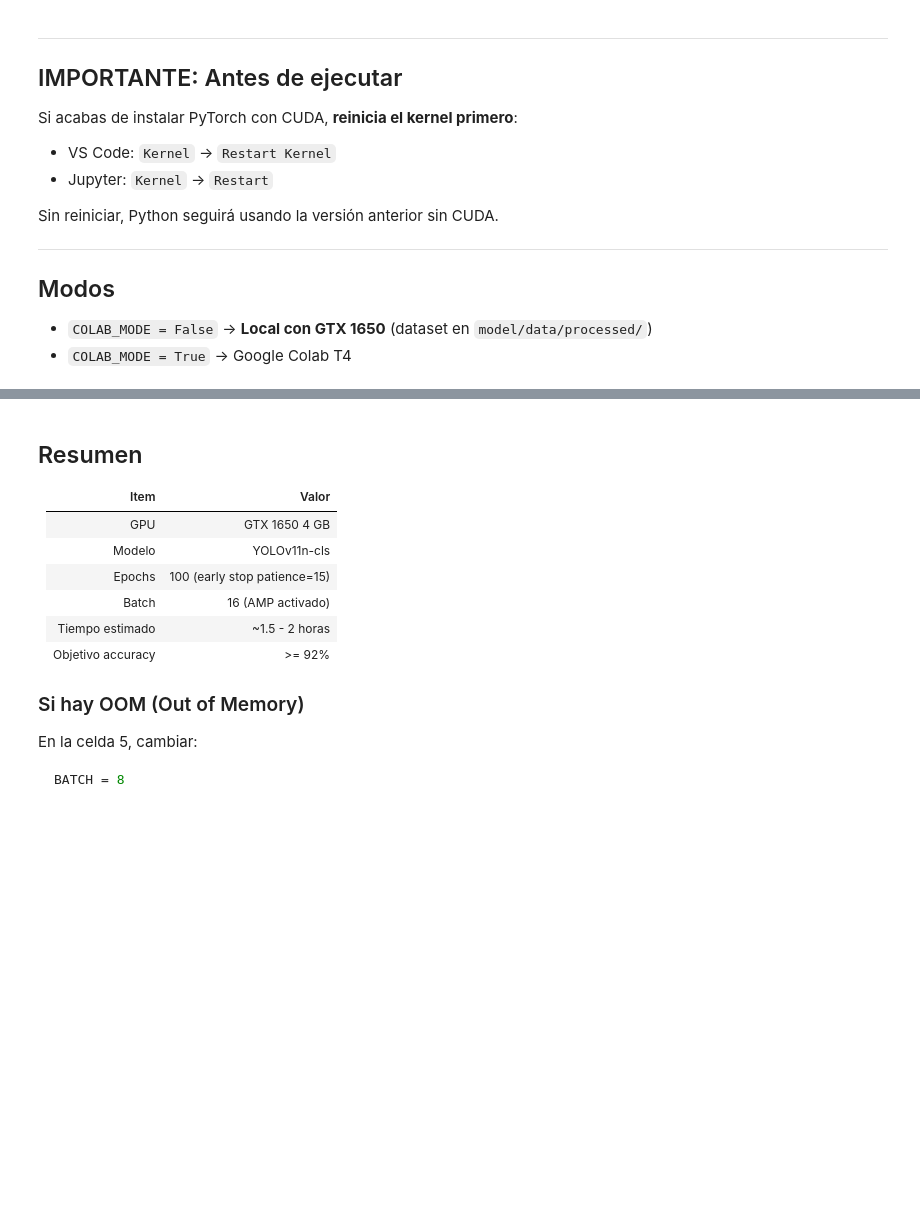
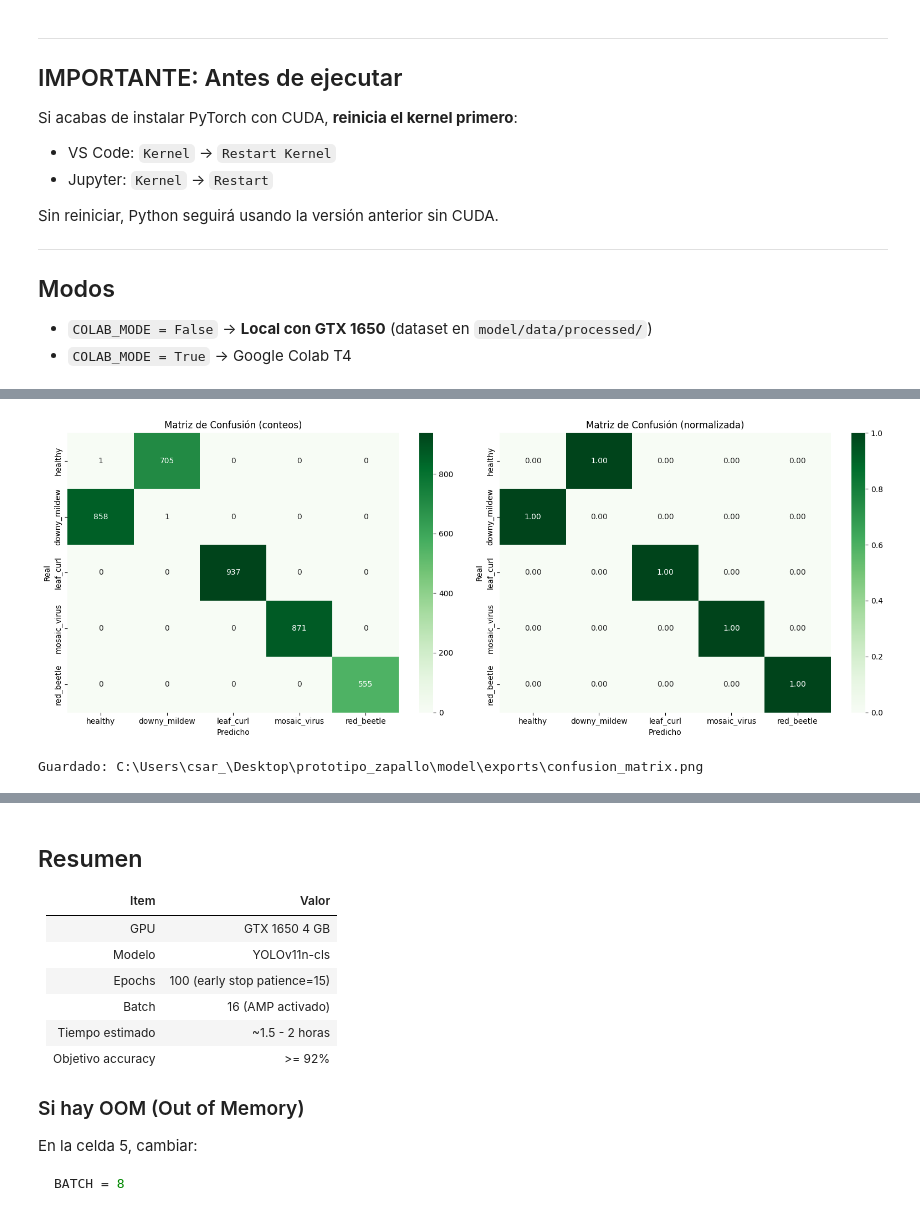
Before and after one commit to CesarLoor/zapallo-vision, a Jupyter notebook: model/notebooks/03_entrenamiento_yolov11.ipynb, the cells around one changed output, grey strips where cells are left out. Saved outputs shown, nothing was run; the diff lists cells and outputs as text; code cells hidden in the pictures; blank space fills up the shorter version.

Commit message:
feat: correción del entrenamiento y aplicativo movil v1.0

```diff
--- a/model/notebooks/03_entrenamiento_yolov11.ipynb
+++ b/model/notebooks/03_entrenamiento_yolov11.ipynb
@@ -155,9 +185,9 @@ VRAM_GB  = torch.cuda.get_device_properties(0).total_memory / 1024**3
 
 # Parametros optimizados para GTX 1650 (4 GB VRAM)
 # amp=True reduce uso de VRAM a la mitad con precision mixta
-EPOCHS  = 100
+EPOCHS  = 10
 BATCH   = 16     # Seguro para 4 GB. Bajar a 8 si hay OOM
-WORKERS = 4
+WORKERS = 0
 
 print(f'GPU     : {GPU_NAME}')
 print(f'VRAM    : {VRAM_GB:.1f} GB')
@@ -199,7 +229,7 @@ results = model.train(
     exist_ok  = True,
     device    = 0,            # <-- GPU 0 (GTX 1650), no 'cpu'
     workers   = WORKERS,
-    amp       = True,         # Mixed precision: menos VRAM, mas rapido
+    amp       = True,
     cache     = False,        # No cachear en RAM
     verbose   = True,
 )
@@ -225,39 +292,69 @@ print(f'  Top-5 Accuracy : {metrics.top5*100:.2f}%')
 # %%
-# ── CELDA 7: Matriz de confusion ─────────────────────────────────
-import numpy as np, seaborn as sns
+# ── CELDA 7: Matriz de confusión ─────────────────────────────────
+import os
+from pathlib import Path
+import numpy as np
+import seaborn as sns
 import matplotlib.pyplot as plt
 from sklearn.metrics import classification_report, confusion_matrix
 from ultralytics import YOLO
 
+# Redefinir rutas por si el kernel se reinició
+ROOT = Path(os.path.abspath('')).resolve()
+for _ in range(6):
+    if (ROOT / 'model').exists() and (ROOT / 'zapallo_app').exists():
+        break
+    ROOT = ROOT.parent
+
+DATA_DIR    = str(ROOT / 'model' / 'data' / 'processed')
+PROJECT_DIR = str(ROOT / 'model' / 'runs' / 'classify')
+EXPORT_DIR  = ROOT / 'model' / 'exports'
+EXPORT_DIR.mkdir(parents=True, exist_ok=True)
+CLASSES     = ['healthy', 'downy_mildew', 'leaf_curl', 'mosaic_virus', 'red_beetle']
+
 BEST_MODEL = Path(PROJECT_DIR) / 'zapallo_yolov11n_v1' / 'weights' / 'best.pt'
-assert BEST_MODEL.exists(), 'Ejecuta primero el entrenamiento'
+assert BEST_MODEL.exists(), f'Ejecuta primero el entrenamiento. No encontrado: {BEST_MODEL}'
 
 model = YOLO(str(BEST_MODEL))
 all_preds, all_labels = [], []
 
 for cls_idx, cls_name in enumerate(CLASSES):
-    imgs = list((Path(DATA_DIR) / 'test' / cls_name).glob('*.jpg'))
+    imgs  = list((Path(DATA_DIR) / 'test' / cls_name).glob('*.jpg'))
     imgs += list((Path(DATA_DIR) / 'test' / cls_name).glob('*.png'))
-    for img_path in imgs:
-        res = model(str(img_path), verbose=False)[0]
-        all_preds.append(res.probs.top1)
-        all_labels.append(cls_idx)
 
+    # Inferencia en lotes de 16 (más rápido que imagen por imagen)
+    for i in range(0, len(imgs), 16):
+        batch = [str(p) for p in imgs[i:i+16]]
+        results = model(batch, verbose=False)
+        for res in results:
+            all_preds.append(res.probs.top1)
+            all_labels.append(cls_idx)
+
+    print(f'  ✅ {cls_name}: {len(imgs)} imágenes evaluadas')
+
+print()
 print(classification_report(all_labels, all_preds, target_names=CLASSES, digits=4))
 
-cm = confusion_matrix(all_labels, all_preds)
+cm   = confusion_matrix(all_labels, all_preds)
+cm_n = cm.astype('float') / cm.sum(axis=1)[:, np.newaxis]
+
 fig, axes = plt.subplots(1, 2, figsize=(16, 6))
+
 sns.heatmap(cm, annot=True, fmt='d', cmap='Greens',
             xticklabels=CLASSES, yticklabels=CLASSES, ax=axes[0])
-axes[0].set_title('Matriz de Confusion (conteos)')
-axes[0].set_ylabel('Real'); axes[0].set_xlabel('Predicho')
-cm_n = cm.astype('float') / cm.sum(axis=1)[:, np.newaxis]
+axes[0].set_title('Matriz de Confusión (conteos)')
+axes[0].set_ylabel('Real')
+axes[0].set_xlabel('Predicho')
+
 sns.heatmap(cm_n, annot=True, fmt='.2f', cmap='Greens',
             xticklabels=CLASSES, yticklabels=CLASSES, ax=axes[1])
-axes[1].set_title('Matriz de Confusion (normalizada)')
-axes[1].set_ylabel('Real'); axes[1].set_xlabel('Predicho')
+axes[1].set_title('Matriz de Confusión (normalizada)')
+axes[1].set_ylabel('Real')
+axes[1].set_xlabel('Predicho')
+
 plt.tight_layout()
 fig_path = EXPORT_DIR / 'confusion_matrix.png'
 plt.savefig(str(fig_path), dpi=150, bbox_inches='tight')
 plt.show()
 print(f'Guardado: {fig_path}')
+# %% [output]
@@ -263,0 +378,2 @@ print(f'Guardado: {fig_path}')
+[figure, added]
+Guardado: C:\Users\csar_\Desktop\prototipo_zapallo\model\exports\confusion_matrix.png
```
Also changed, not shown: parts of 12 cells of this notebook, 35 other files.
